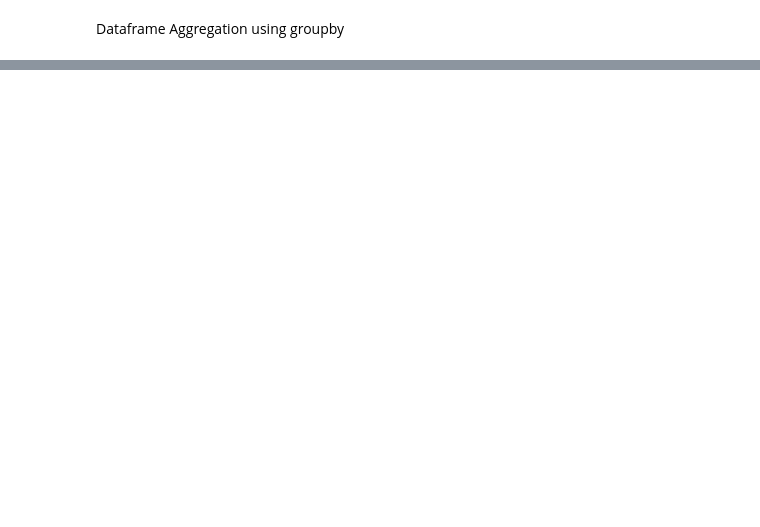
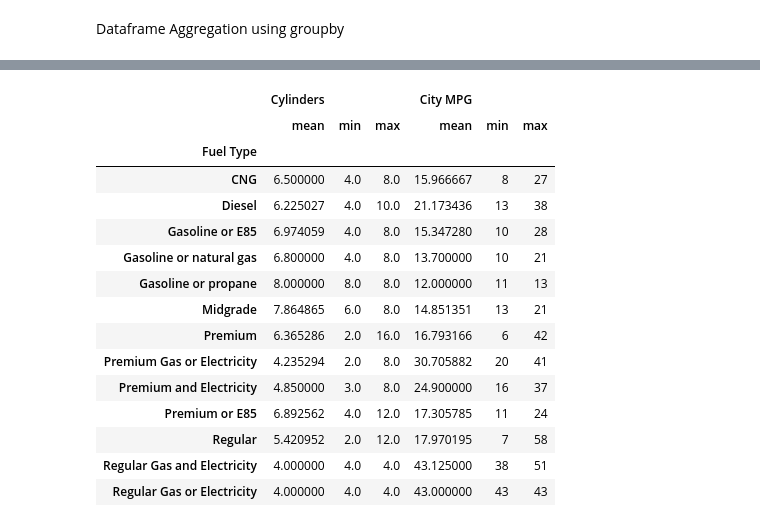
Before and after one commit to danielquer/data-pt-ber-08-20, a Jupyter notebook: Labs/module-1_labs/04_pandas/04_lab-data_cleaning/your-code/data_manipulation_class_dani.ipynb, the cells around one changed output, grey strips where cells are left out. Drawn from its saved outputs; the diff is of its cells as text; code cells hidden in the pictures; blank space fills up the shorter version.

```diff
--- a/Labs/module-1_labs/04_pandas/04_lab-data_cleaning/your-code/data_manipulation_class_dani.ipynb
+++ b/Labs/module-1_labs/04_pandas/04_lab-data_cleaning/your-code/data_manipulation_class_dani.ipynb
@@ -141,0 +147,4 @@ df
+# %%
+df.drop('2020', axis=1, inplace = True)
+# %%
+df.drop(['Highway MPG','City MPG'], axis=1, inplace = True)
@@ -141,0 +184,2 @@ df
+# %%
+df = df.sort_values(by = ['Year','Combined MPG'], ascending = False)
@@ -141,0 +193,3 @@ df
+# %%
+df = df.sort_index()
+df
@@ -145,0 +293,19 @@ Merging Dataframes
+# %%
+df.groupby(['Fuel Type'])[['Cylinders','City MPG']].agg(['mean','min','max'])
+# %% [output]
+|  | Cylinders |  |  | City MPG |  |  |
+|  | mean | min | max | mean | min | max |
+| Fuel Type |  |  |  |  |  |  |
+| CNG | 6.500000 | 4.0 | 8.0 | 15.966667 | 8 | 27 |
+| Diesel | 6.225027 | 4.0 | 10.0 | 21.173436 | 13 | 38 |
+| Gasoline or E85 | 6.974059 | 4.0 | 8.0 | 15.347280 | 10 | 28 |
+| Gasoline or natural gas | 6.800000 | 4.0 | 8.0 | 13.700000 | 10 | 21 |
+| Gasoline or propane | 8.000000 | 8.0 | 8.0 | 12.000000 | 11 | 13 |
+| Midgrade | 7.864865 | 6.0 | 8.0 | 14.851351 | 13 | 21 |
+| Premium | 6.365286 | 2.0 | 16.0 | 16.793166 | 6 | 42 |
+| Premium Gas or Electricity | 4.235294 | 2.0 | 8.0 | 30.705882 | 20 | 41 |
+| Premium and Electricity | 4.850000 | 3.0 | 8.0 | 24.900000 | 16 | 37 |
+| Premium or E85 | 6.892562 | 4.0 | 12.0 | 17.305785 | 11 | 24 |
+| Regular | 5.420952 | 2.0 | 12.0 | 17.970195 | 7 | 58 |
+| Regular Gas and Electricity | 4.000000 | 4.0 | 4.0 | 43.125000 | 38 | 51 |
+| Regular Gas or Electricity | 4.000000 | 4.0 | 4.0 | 43.000000 | 43 | 43 |
```
Also changed, not shown: parts of 17 cells of this notebook.
